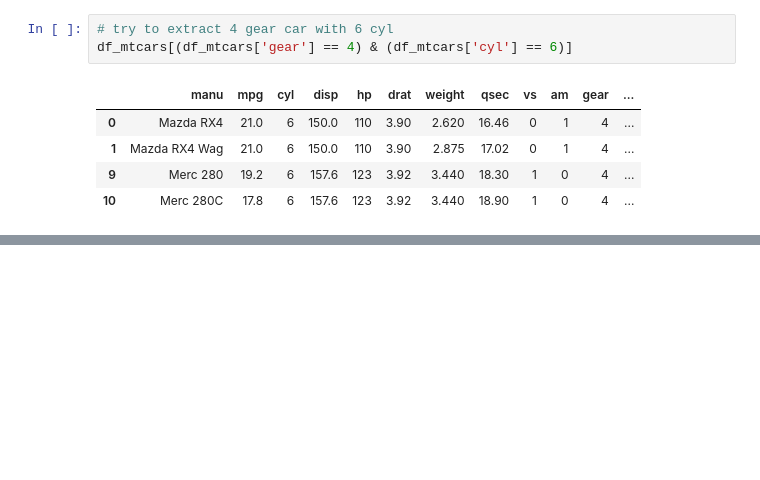
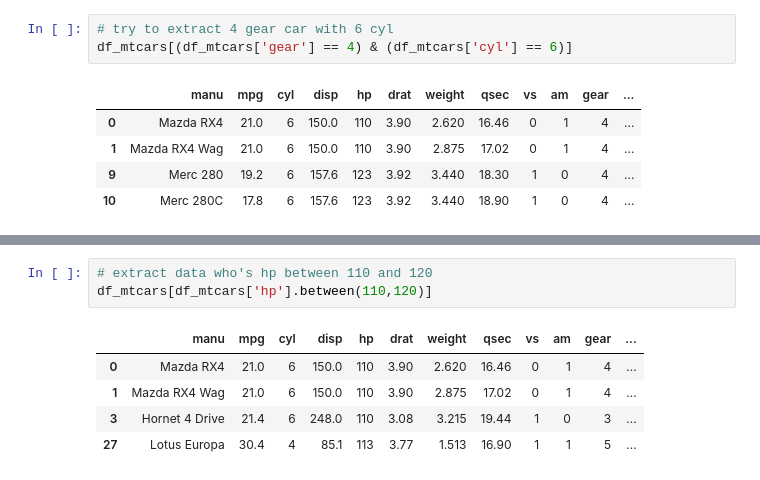
Before and after one commit to Anik-Singha/mlp-besant, a Jupyter notebook: 08 libraries_pandas.ipynb, the cells around one changed output, grey strips where cells are left out. Cells and saved outputs as stored; diff of their text form; blank space fills up the shorter version.

```diff
--- a/08 libraries.ipynb
+++ b/08 libraries_pandas.ipynb
@@ -748,0 +773,9 @@ df_mtcars[(df_mtcars['gear'] == 4) & (df_mtcars['cyl'] == 6)]
+# %%
+# extract data who's hp between 110 and 120
+df_mtcars[df_mtcars['hp'].between(110,120)]
+# %% [output]
+|  | manu | mpg | cyl | disp | hp | drat | weight | qsec | vs | am | gear | ... |
+| 0 | Mazda RX4 | 21.0 | 6 | 150.0 | 110 | 3.90 | 2.620 | 16.46 | 0 | 1 | 4 | ... |
+| 1 | Mazda RX4 Wag | 21.0 | 6 | 150.0 | 110 | 3.90 | 2.875 | 17.02 | 0 | 1 | 4 | ... |
+| 3 | Hornet 4 Drive | 21.4 | 6 | 248.0 | 110 | 3.08 | 3.215 | 19.44 | 1 | 0 | 3 | ... |
+| 27 | Lotus Europa | 30.4 | 4 | 85.1 | 113 | 3.77 | 1.513 | 16.90 | 1 | 1 | 5 | ... |
```
Also changed, not shown: parts of 4 cells of this notebook, 6 other files.
